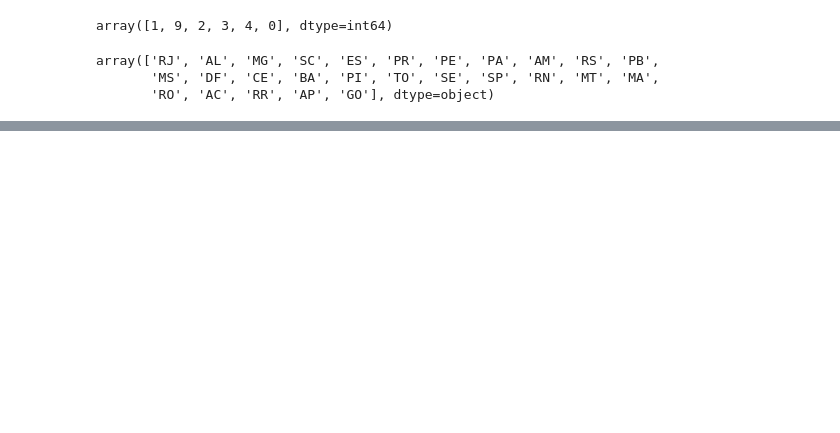
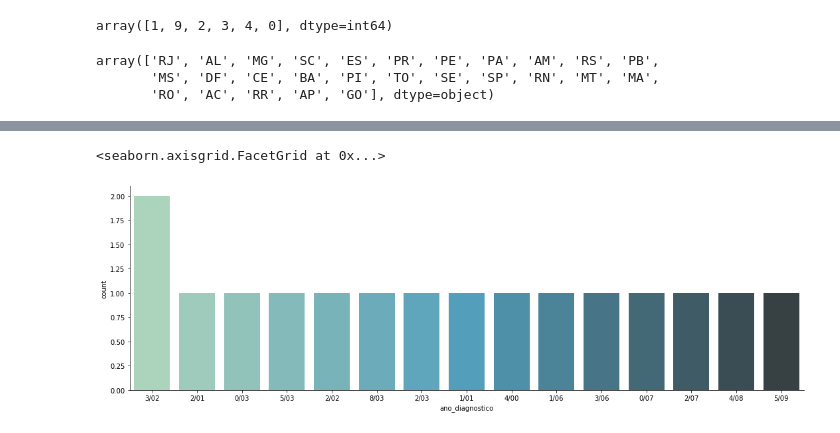
Before and after one commit to AnaPaulaPAraujo/analise_dados_cancer_brasil, a Jupyter notebook: Etapa 2/análise_etapa2.ipynb, the cells around one changed output, grey strips where cells are left out. Drawn from its saved outputs; the diff is of its cells as text; code cells hidden in the pictures; blank space fills up the shorter version.

```diff
--- a/Etapa 2/análise_etapa2.ipynb
+++ b/Etapa 2/análise_etapa2.ipynb
@@ -23,5 +24,5 @@ import matplotlib.pyplot as plt
 # %%
-dados = pd.read_csv('Data/filtro1_data_cancer_2000_2019.csv', sep = ',', encoding = 'utf-8', low_memory = False)
+dados = pd.read_csv('Data/filtro1_data_cancer_INCA.csv', sep = ',', encoding = 'utf-8', low_memory = False)
 # %%
 dados.info()
 # %% [output]
@@ -58,7 +61,7 @@ A coluna 'Unnamed: 0' não tem aplicação no projeto
 # %%
 dados1 = dados [['sexo', 'idade', 'cor', 'local_residencia', 'uso_alcool',
        'uso_tabaco', 'ano_diagnostico', 'data_primeiro_diagnost',
-       'historico_familiar', 'diagnost_trat_anterior', 'local_hospital']]
+       'historico_familiar', 'diagnost_trat_anterior', 'local_hospital','codigo_doenca']]
 # %%
 dados1.head()
 # %% [output]
@@ -321,0 +385,3 @@ array(['RJ', 'AL', 'MG', 'SC', 'ES', 'PR', 'PE', 'PA', 'AM', 'RS', 'PB',
+# %%
+gf_ano = dados1[['ano_diagnostico']]
+gf_ano.head()
@@ -321,0 +395,26 @@ array(['RJ', 'AL', 'MG', 'SC', 'ES', 'PR', 'PE', 'PA', 'AM', 'RS', 'PB',
+# %%
+dados_errados = gf_ano.loc[(gf_ano['ano_diagnostico'] == 'nan') |
+                     (gf_ano['ano_diagnostico'] == '3/02') |
+                     (gf_ano['ano_diagnostico'] == '2/01') |
+                     (gf_ano['ano_diagnostico'] == '0/03') |
+                     (gf_ano['ano_diagnostico'] == '5/03') |
+                     (gf_ano['ano_diagnostico'] == '2/02') |
+                     (gf_ano['ano_diagnostico'] == '8/03') |
+                     (gf_ano['ano_diagnostico'] == '2/03') |
+                     (gf_ano['ano_diagnostico'] == '1/01') |
+                     (gf_ano['ano_diagnostico'] == '4/00') |
+                     (gf_ano['ano_diagnostico'] == '1/06') |
+                     (gf_ano['ano_diagnostico'] == '3/06') |
+                     (gf_ano['ano_diagnostico'] == '0/07') |
+                     (gf_ano['ano_diagnostico'] == '2/07') |
+                     (gf_ano['ano_diagnostico'] == '4/08') |
+                     (gf_ano['ano_diagnostico'] == '5/09'), :]
+# %%
+sns.catplot (x = 'ano_diagnostico',
+             kind = 'count',
+             data = dados_errados,
+             aspect = 3,
+             palette = "GnBu_d")
+# %% [output]
+<seaborn.axisgrid.FacetGrid at 0x...>
+[figure, added]
```
Also changed, not shown: parts of 23 cells of this notebook, 2 other files.
